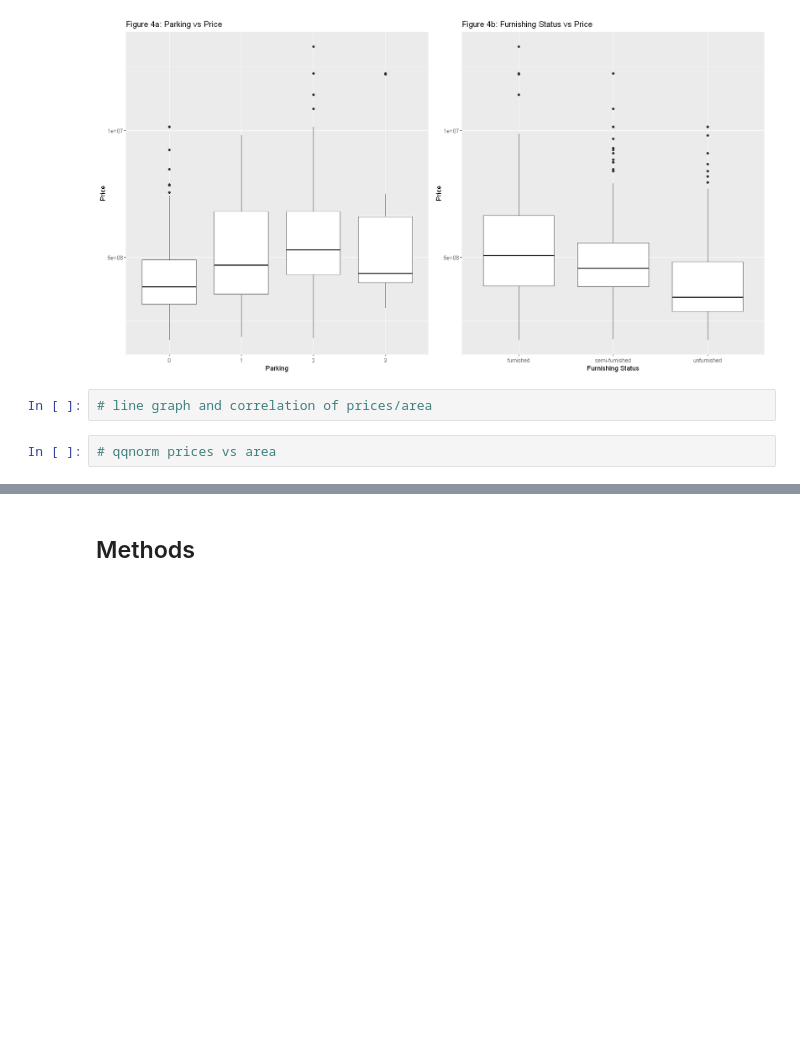
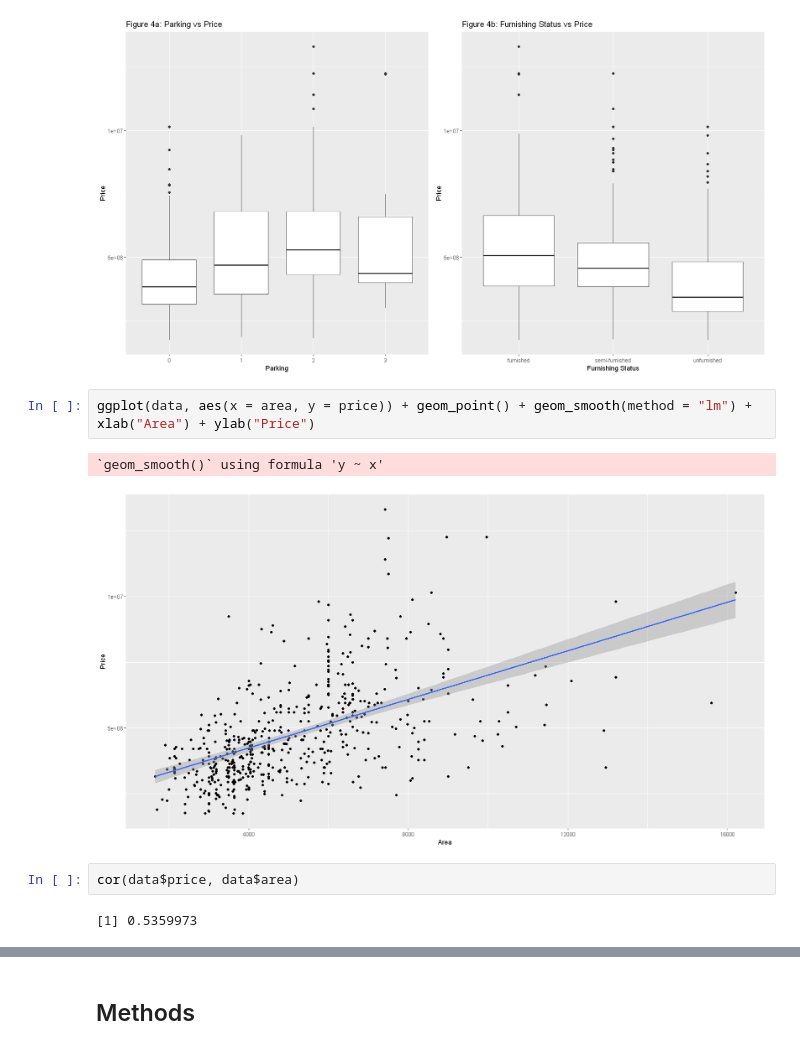
Before and after one commit to izk20/housing-prices, a Jupyter notebook: HousingPrices.ipynb, the cells around one changed output, grey strips where cells are left out. Drawn from its saved outputs; the diff is of its cells as text; blank space fills up the shorter version.

```diff
--- a/HousingPrices.ipynb
+++ b/HousingPrices.ipynb
@@ -126,7 +202,12 @@ fs_box <- ggplot(data, aes(x = furnishingstatus, y = price)) + geom_boxplot() +
 grid.arrange(parking_box, fs_box, ncol=2, widths = c(6,6))
 # %% [output]
 [figure]
-# %%
-# line graph and correlation of prices/area
-# %%
-# qqnorm prices vs area
+# %%
+ggplot(data, aes(x = area, y = price)) + geom_point() + geom_smooth(method = "lm") + xlab("Area") + ylab("Price")
+# %% [output]
+`geom_smooth()` using formula 'y ~ x'
+[figure, added]
+# %%
+cor(data$price, data$area)
+# %% [output]
+[1] 0.5359973
```
Also changed, not shown: parts of 22 cells of this notebook.
